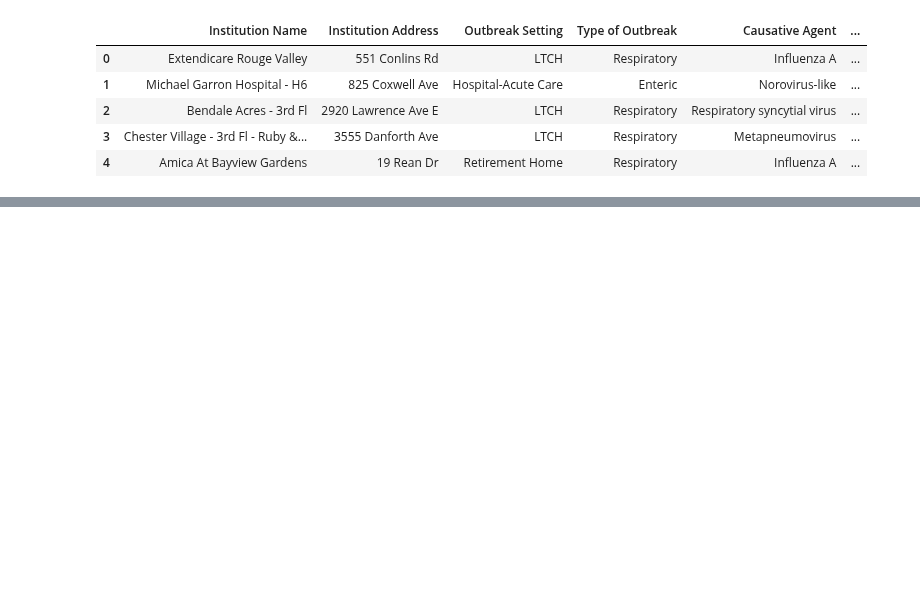
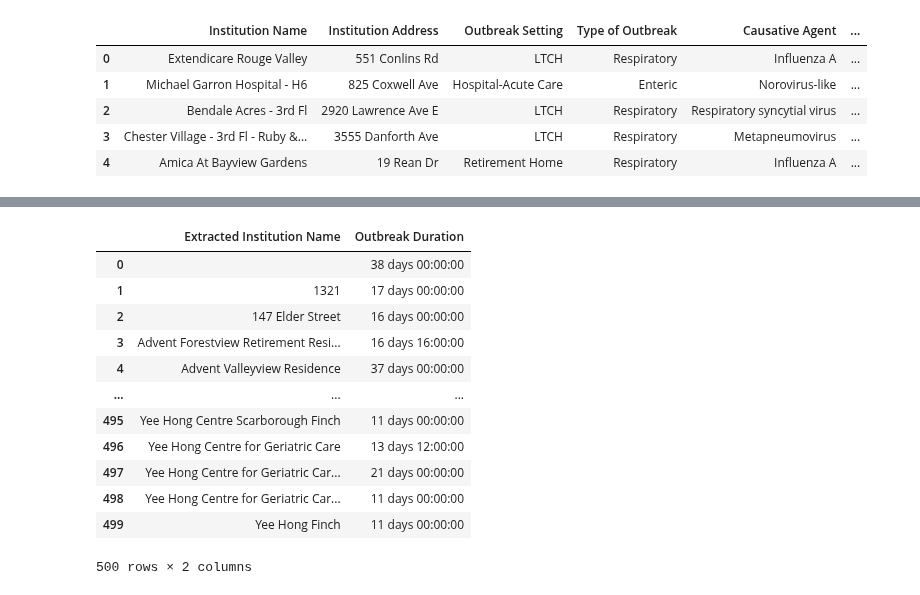
Before and after one commit to pannann/Project-3_Group-7, a Jupyter notebook: ETL/outbreaks_cleaning.ipynb, the cells around one changed output, grey strips where cells are left out. Cells and saved outputs as stored; diff of their text form; code cells hidden in the pictures; blank space fills up the shorter version.

```diff
--- a/ETL/outbreaks_cleaning.ipynb
+++ b/ETL/outbreaks_cleaning.ipynb
@@ -1022,0 +1180,4 @@ final_df.to_json('../Outbreak Setting Viz/cleaned_data.json')
+# %%
+#Extract just the institution name into a new column
+df['Extracted Institution Name'] = df['Institution Name'].str.split(' - ').str[0]
+df.head()
@@ -1022,0 +1191,3 @@ final_df.to_json('../Outbreak Setting Viz/cleaned_data.json')
+# %%
+df['Extracted Institution Name'] = df['Extracted Institution Name'].str.split(' -').str[0]
+df.head()
@@ -1022,0 +1201,3 @@ final_df.to_json('../Outbreak Setting Viz/cleaned_data.json')
+# %%
+df['Extracted Institution Name'] = df['Extracted Institution Name'].str.split(' -').str[0]
+df.head()
@@ -1022,0 +1217,3 @@ final_df.to_json('../Outbreak Setting Viz/cleaned_data.json')
+# %%
+df['Extracted Institution Name'] = df['Extracted Institution Name'].str.split('- ').str[0]
+df.head()
@@ -1022,0 +1227,18 @@ final_df.to_json('../Outbreak Setting Viz/cleaned_data.json')
+# %%
+#Group by the extracted institution name and get the average outbreak duration
+inst_outbreak_duration = df.groupby('Extracted Institution Name', as_index = False)['Outbreak Duration'].mean()
+inst_outbreak_duration
+# %% [output]
+|  | Extracted Institution Name | Outbreak Duration |
+| 0 |  | 38 days 00:00:00 |
+| 1 | 1321 | 17 days 00:00:00 |
+| 2 | 147 Elder Street | 16 days 00:00:00 |
+| 3 | Advent Forestview Retirement Resi... | 16 days 16:00:00 |
+| 4 | Advent Valleyview Residence | 37 days 00:00:00 |
+| ... | ... | ... |
+| 495 | Yee Hong Centre Scarborough Finch | 11 days 00:00:00 |
+| 496 | Yee Hong Centre for Geriatric Care | 13 days 12:00:00 |
+| 497 | Yee Hong Centre for Geriatric Car... | 21 days 00:00:00 |
+| 498 | Yee Hong Centre for Geriatric Car... | 11 days 00:00:00 |
+| 499 | Yee Hong Finch | 11 days 00:00:00 |
+500 rows × 2 columns
```
Also changed, not shown: parts of 30 cells of this notebook, 7 other files.
